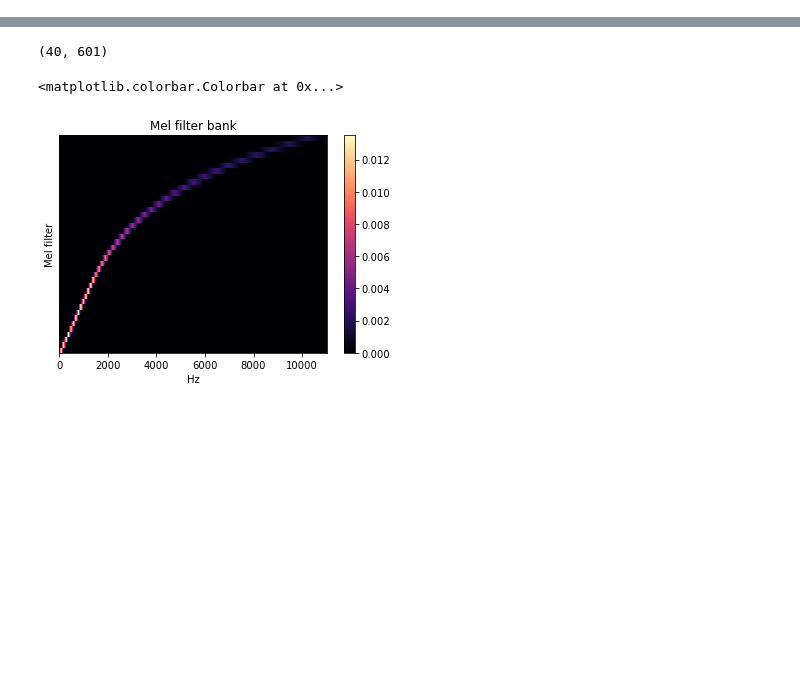
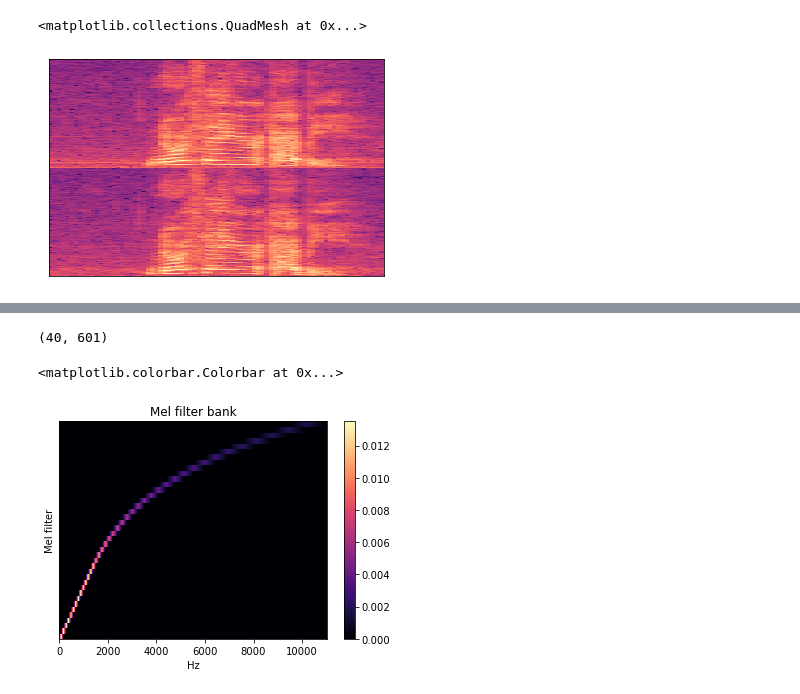
Before and after one commit to Afchis/VoiceFilter, a Jupyter notebook: stft.ipynb, the cells around one changed output, grey strips where cells are left out. Drawn from its saved outputs; the diff is of its cells as text; code cells hidden in the pictures; blank space fills up the shorter version.

```diff
--- a/stft.ipynb
+++ b/stft.ipynb
@@ -25,0 +39,8 @@ librosa.display.specshow(librosa.amplitude_to_db(S, ref=np.max, top_db=None), y_
+# %%
+plt.figure()
+plt.subplot(1,1,1)
+librosa.display.specshow(librosa.amplitude_to_db(stacked, ref=np.max, top_db=None), )#y_axis='log'
+# librosa.display.specshow(S, y_axis='log')
+# %% [output]
+<matplotlib.collections.QuadMesh at 0x...>
+[figure, added]
```
Also changed, not shown: parts of 25 cells of this notebook, 16 other files.
